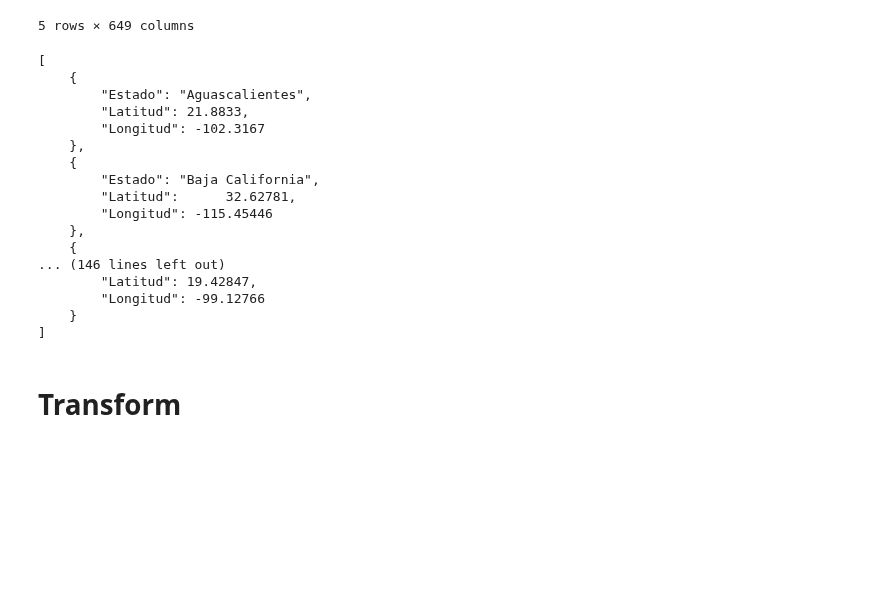
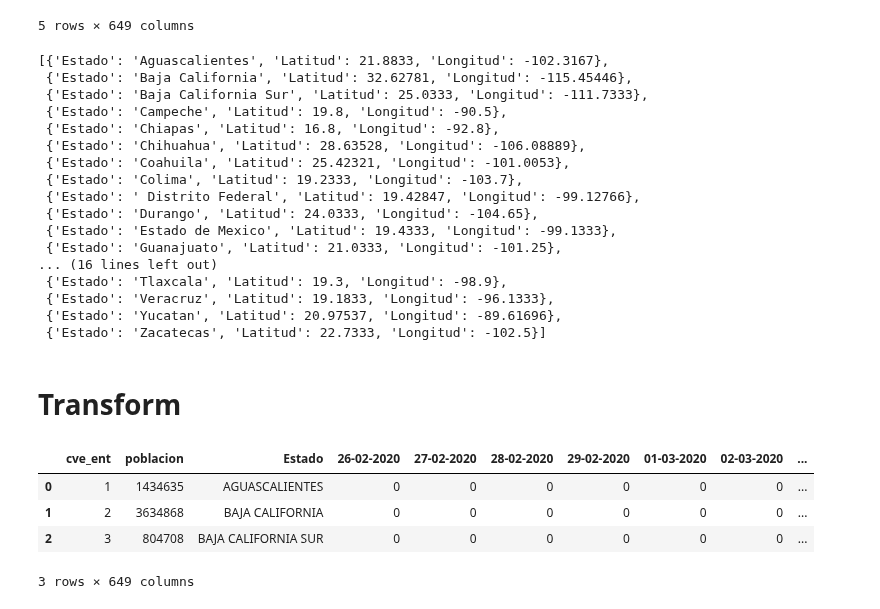
Before and after one commit to artthuro6/Covid-19, a Jupyter notebook: notebooks/Analisis/ETL.ipynb, the cells around one changed output. Saved outputs shown, nothing was run; the diff lists cells and outputs as text; code cells hidden in the pictures; blank space fills up the shorter version.

```diff
--- a/notebooks/Analisis/ETL.ipynb
+++ b/notebooks/Analisis/ETL.ipynb
@@ -36,28 +36,29 @@ df_municipal.head(5)
 | 4 | 5035 | 744247 | Torreon | 0 | 0 | 1 | 0 | 0 | 0 | ... |
 5 rows × 649 columns
 # %%
-l={}
+#Coordenadas de  estados
 with open('./../../datasets/cord.json', 'r', encoding='utf-8') as file:
     coordenada = file.read()
 
-print(coordenada)
+coordenada = json.loads(coordenada)
+coordenada
 # %% [output]
-[
-    {
-        "Estado": "Aguascalientes",
-        "Latitud": 21.8833,
-        "Longitud": -102.3167
-    },
-    {
-        "Estado": "Baja California",
-        "Latitud":      32.62781,
-        "Longitud": -115.45446
-    },
-    {
-... (146 lines left out)
-        "Latitud": 19.42847,
-        "Longitud": -99.12766
-    }
-]
+[{'Estado': 'Aguascalientes', 'Latitud': 21.8833, 'Longitud': -102.3167},
+ {'Estado': 'Baja California', 'Latitud': 32.62781, 'Longitud': -115.45446},
+ {'Estado': 'Baja California Sur', 'Latitud': 25.0333, 'Longitud': -111.7333},
+ {'Estado': 'Campeche', 'Latitud': 19.8, 'Longitud': -90.5},
+ {'Estado': 'Chiapas', 'Latitud': 16.8, 'Longitud': -92.8},
+ {'Estado': 'Chihuahua', 'Latitud': 28.63528, 'Longitud': -106.08889},
+ {'Estado': 'Coahuila', 'Latitud': 25.42321, 'Longitud': -101.0053},
+ {'Estado': 'Colima', 'Latitud': 19.2333, 'Longitud': -103.7},
+ {'Estado': ' Distrito Federal', 'Latitud': 19.42847, 'Longitud': -99.12766},
+ {'Estado': 'Durango', 'Latitud': 24.0333, 'Longitud': -104.65},
+ {'Estado': 'Estado de Mexico', 'Latitud': 19.4333, 'Longitud': -99.1333},
+ {'Estado': 'Guanajuato', 'Latitud': 21.0333, 'Longitud': -101.25},
+... (16 lines left out)
+ {'Estado': 'Tlaxcala', 'Latitud': 19.3, 'Longitud': -98.9},
+ {'Estado': 'Veracruz', 'Latitud': 19.1833, 'Longitud': -96.1333},
+ {'Estado': 'Yucatan', 'Latitud': 20.97537, 'Longitud': -89.61696},
+ {'Estado': 'Zacatecas', 'Latitud': 22.7333, 'Longitud': -102.5}]
-# %% [markdown]
-# Transform
+# %% [markdown]
+# Transform
@@ -63,0 +68,10 @@ print(coordenada)
+# %%
+""" Cambiando de nombre una columna"""
+df_nacional.rename(columns={'nombre':'Estado'}, inplace=True)
+df_nacional.head(3)
+# %% [output]
+|  | cve_ent | poblacion | Estado | 26-02-2020 | 27-02-2020 | 28-02-2020 | 29-02-2020 | 01-03-2020 | 02-03-2020 | ... |
+| 0 | 1 | 1434635 | AGUASCALIENTES | 0 | 0 | 0 | 0 | 0 | 0 | ... |
+| 1 | 2 | 3634868 | BAJA CALIFORNIA | 0 | 0 | 0 | 0 | 0 | 0 | ... |
+| 2 | 3 | 804708 | BAJA CALIFORNIA SUR | 0 | 0 | 0 | 0 | 0 | 0 | ... |
+3 rows × 649 columns
```
Also changed, not shown: parts of 14 cells of this notebook, 3 other files.
